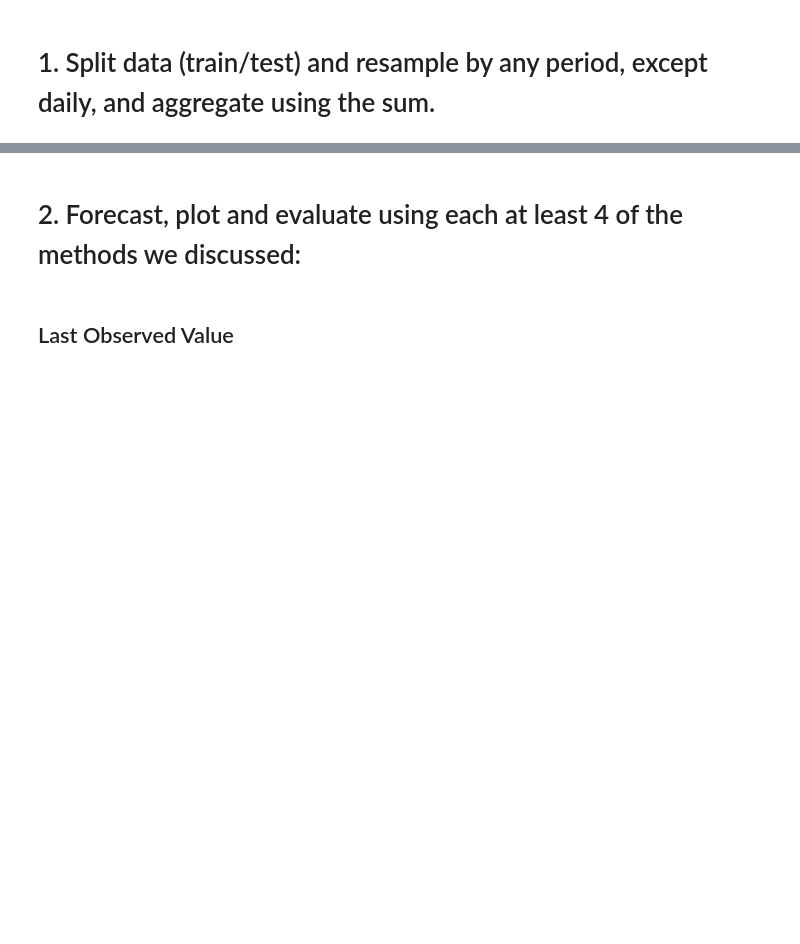
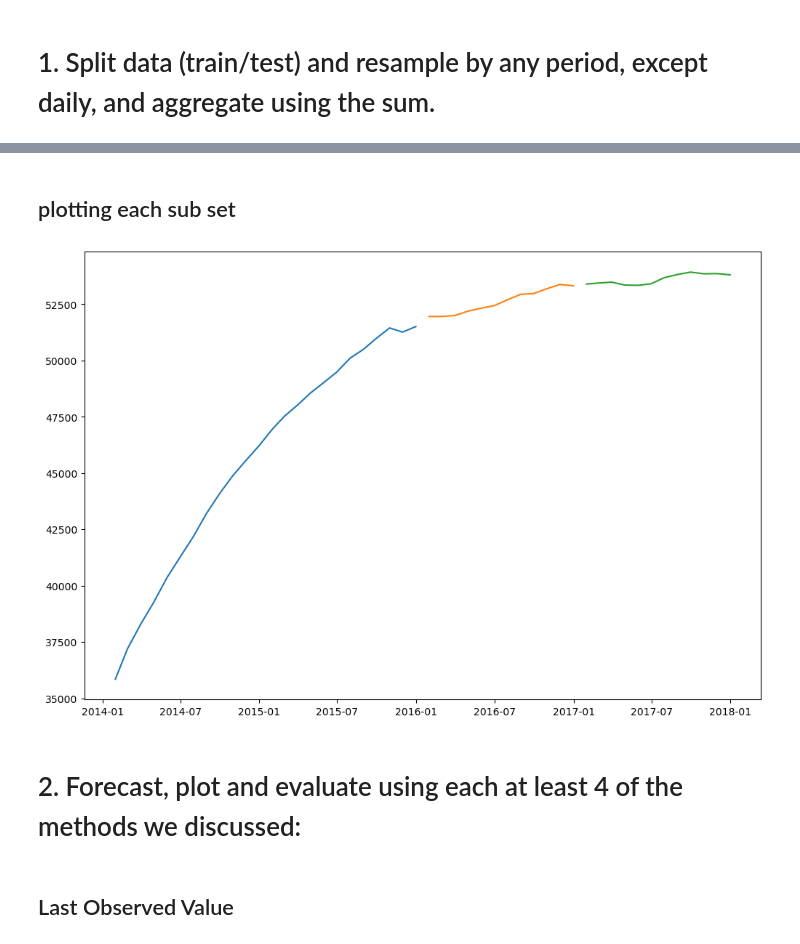
Before and after one commit to Marc-Aradillas/time-series-exercises, a Jupyter notebook: model.ipynb, the cells around one changed output, grey strips where cells are left out. Drawn from its saved outputs; the diff is of its cells as text; code cells hidden in the pictures; blank space fills up the shorter version.

```diff
--- a/model.ipynb
+++ b/model.ipynb
@@ -91,6 +96,6 @@ df.head()
 # %%
 df.month_invoiced = pd.to_datetime(df.month_invoiced)
 # %%
-df = df.set_index('month_invoiced').sort_values(by='month_invoiced')
-df.head
+df = df.set_index('month_invoiced').sort_index()
+df.head()
 # %% [output]
@@ -159,11 +242,23 @@ train.shape, validate.shape, test.shape
 # %%
 def wrangle_saas():
+    """
+    Wrangles SAAS data by preprocessing and splitting it into train, validation, and test sets.
+
+    Returns:
+    train (pd.DataFrame): The training set.
+    val (pd.DataFrame): The validation set.
+    test (pd.DataFrame): The test set.
+    """
+    # Get SAAS data and preprocess it
     df = get_saas_data()
     df.columns = [col.lower() for col in df.columns]
     df.month_invoiced = pd.to_datetime(df.month_invoiced)
-    df = df.set_index('month_invoiced').sort_values(by='month_invoiced')
-    train = df.loc['2014':'2015']
-    val = df.loc['2016']
-    test = df.loc['2017']
+    df = df.set_index('month_invoiced').sort_index()
+    df['month'] = df.index.month_name()
+    df['day_of_week'] = df.index.day_name()
+    # df = df.drop(columns=['customer_id', 'invoice_id', 'subscription_type']).resample('m').sum()
+
+    # Split the preprocessed data into train, validation, and test sets using cv_split
+    train, val, test = human_split(df)
 
     return train, val, test
@@ -177,0 +275,6 @@ train.shape, val.shape, test.shape
+# %%
+month_train = train.resample('M').amount.sum()
+month_val = val.resample('M').amount.sum()
+month_test = test.resample('M').amount.sum()
+
+month_train.head()
@@ -178,3 +289,13 @@ train.shape, val.shape, test.shape
+# %% [markdown]
+## plotting each sub set
+# %%
+plt.figure(figsize=[12,8])
+plt.plot(month_train)
+plt.plot(month_val)
+plt.plot(month_test)
+plt.show()
+# %% [output]
+[figure, added]
 # %% [markdown]
 # 2. Forecast, plot and evaluate using each at least 4 of the methods we discussed:
 # %% [markdown]
```
Also changed, not shown: parts of 67 cells of this notebook, 1 other file.
